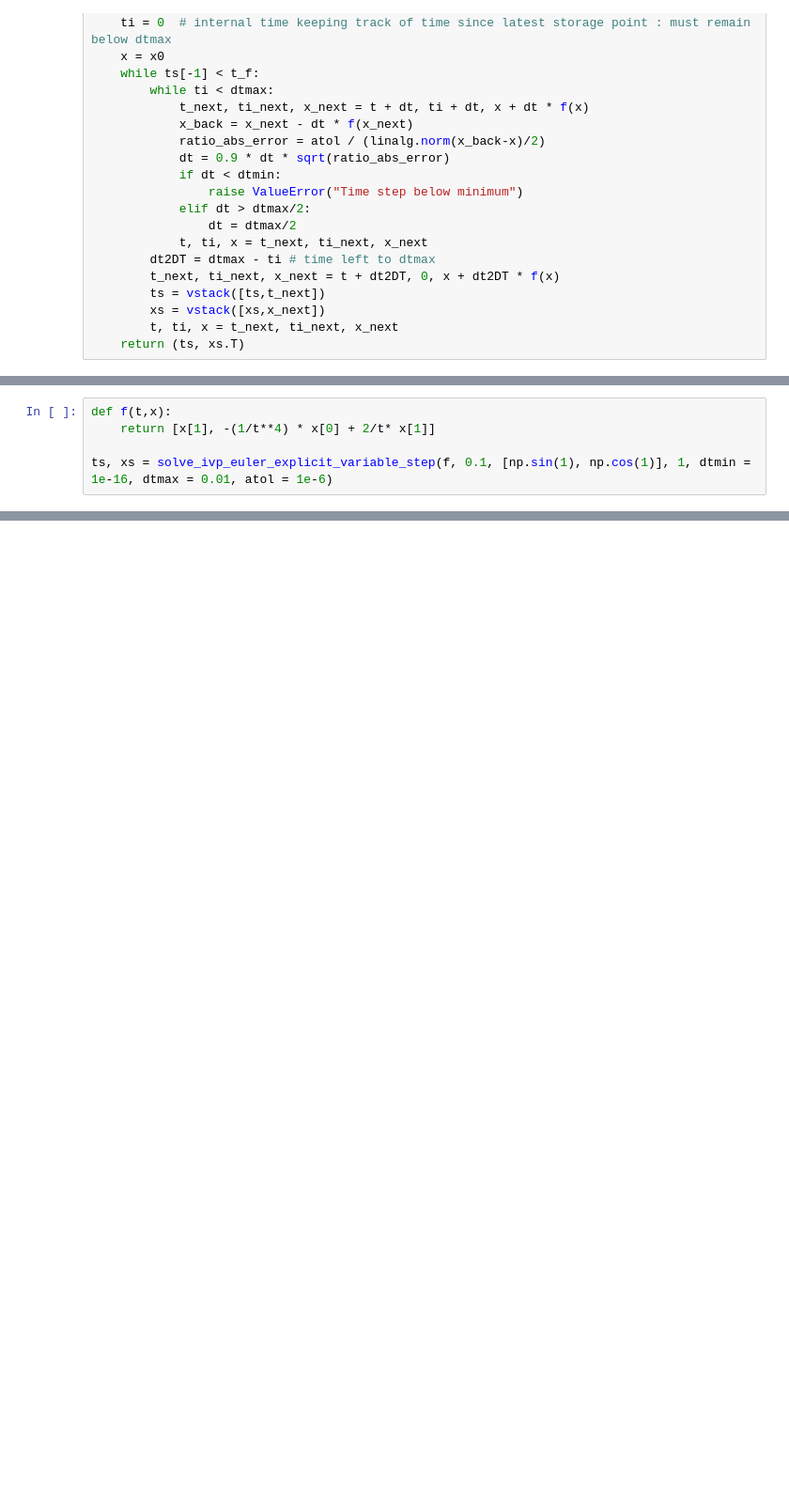
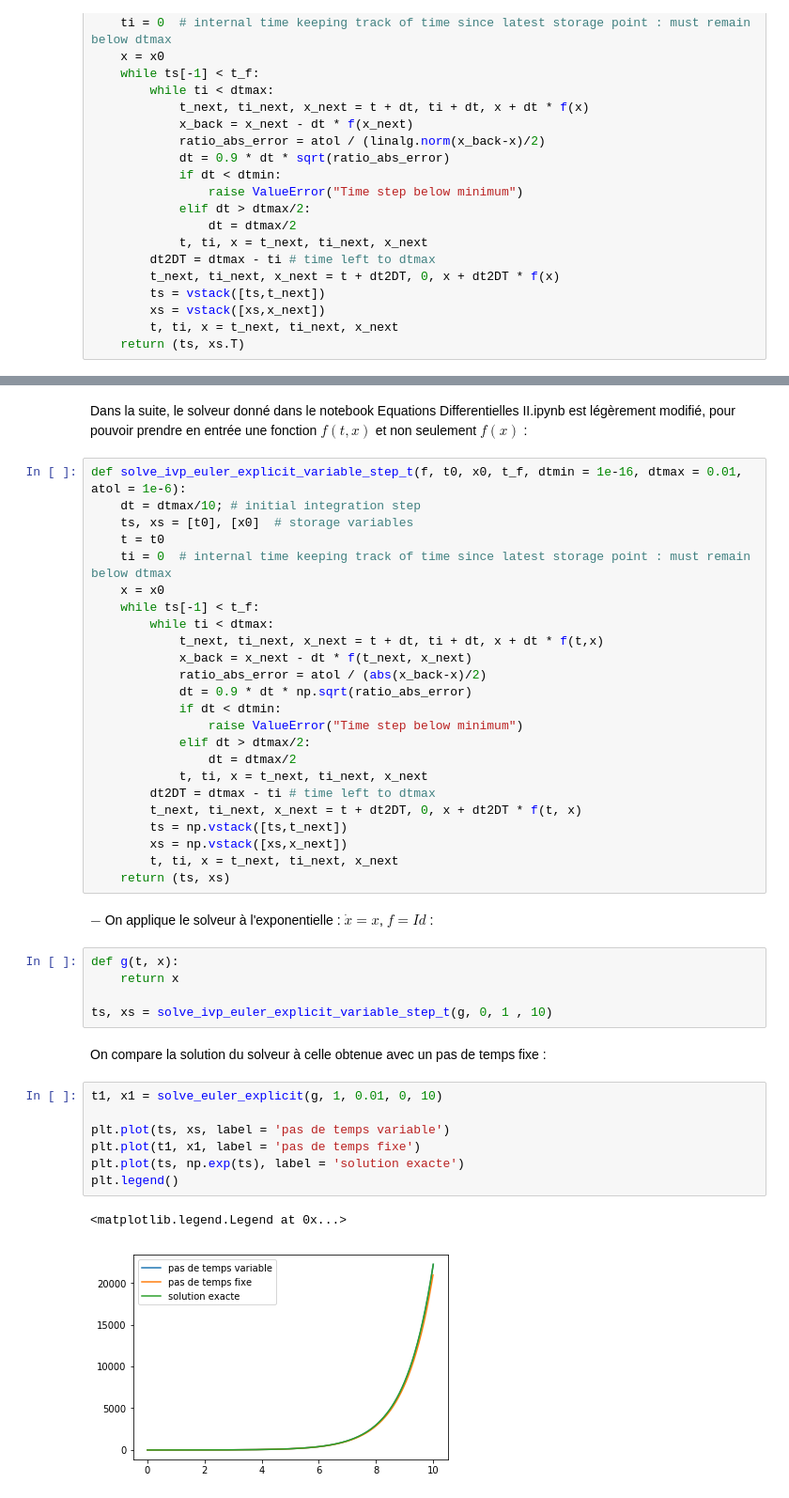
Before and after one commit to nathan-line/projet_MI_2, a Jupyter notebook: Projet MI #2.ipynb, the cells around one changed output, grey strips where cells are left out. Shown at 94% size. Drawn from its saved outputs; the diff is of its cells as text; blank space fills up the shorter version.

```diff
--- a/Projet MI #2.ipynb
+++ b/Projet MI #2.ipynb
@@ -222,5 +248,0 @@ On applique le solveur à l'équation différentielle $y'' + \frac{2}{t} y' - \f
-# %%
-def f(t,x):
-    return [x[1], -(1/t**4) * x[0] + 2/t* x[1]]
-
-ts, xs = solve_ivp_euler_explicit_variable_step(f, 0.1, [np.sin(1), np.cos(1)], 1, dtmin = 1e-16, dtmax = 0.01, atol = 1e-6)
@@ -228,0 +251,45 @@ TypeError: f() missing 1 required positional argument: 'x'
+# %% [markdown]
+Dans la suite, le solveur donné dans le notebook Equations Differentielles II.ipynb est légèrement modifié, pour pouvoir prendre en entrée une fonction $f(t,x)$ et non seulement $f(x)$ :
+# %%
+def solve_ivp_euler_explicit_variable_step_t(f, t0, x0, t_f, dtmin = 1e-16, dtmax = 0.01, atol = 1e-6):
+    dt = dtmax/10; # initial integration step
+    ts, xs = [t0], [x0]  # storage variables
+    t = t0
+    ti = 0  # internal time keeping track of time since latest storage point : must remain below dtmax
+    x = x0
+    while ts[-1] < t_f:
+        while ti < dtmax:
+            t_next, ti_next, x_next = t + dt, ti + dt, x + dt * f(t,x)
+            x_back = x_next - dt * f(t_next, x_next)
+            ratio_abs_error = atol / (abs(x_back-x)/2)
+            dt = 0.9 * dt * np.sqrt(ratio_abs_error)
+            if dt < dtmin:
+                raise ValueError("Time step below minimum")
+            elif dt > dtmax/2:
+                dt = dtmax/2
+            t, ti, x = t_next, ti_next, x_next
+        dt2DT = dtmax - ti # time left to dtmax
+        t_next, ti_next, x_next = t + dt2DT, 0, x + dt2DT * f(t, x)
+        ts = np.vstack([ts,t_next])
+        xs = np.vstack([xs,x_next])
+        t, ti, x = t_next, ti_next, x_next
+    return (ts, xs)
+# %% [markdown]
+$-$ On applique le solveur à l'exponentielle : $\dot x = x$, $f = Id$ :
+# %%
+def g(t, x):
+    return x
+
+ts, xs = solve_ivp_euler_explicit_variable_step_t(g, 0, 1 , 10)
+# %% [markdown]
+On compare la solution du solveur à celle obtenue avec un pas de temps fixe :
+# %%
+t1, x1 = solve_euler_explicit(g, 1, 0.01, 0, 10)
+
+plt.plot(ts, xs, label = 'pas de temps variable')
+plt.plot(t1, x1, label = 'pas de temps fixe')
+plt.plot(ts, np.exp(ts), label = 'solution exacte')
+plt.legend()
+# %% [output]
+<matplotlib.legend.Legend at 0x...>
+[figure, added]
```
Also changed, not shown: parts of 27 cells of this notebook.
